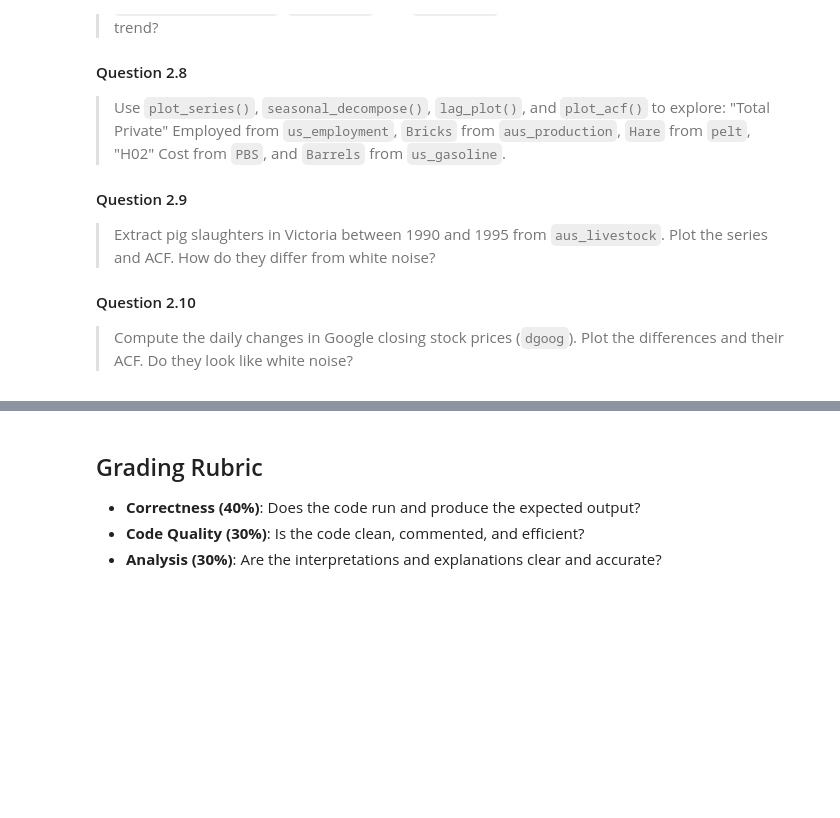
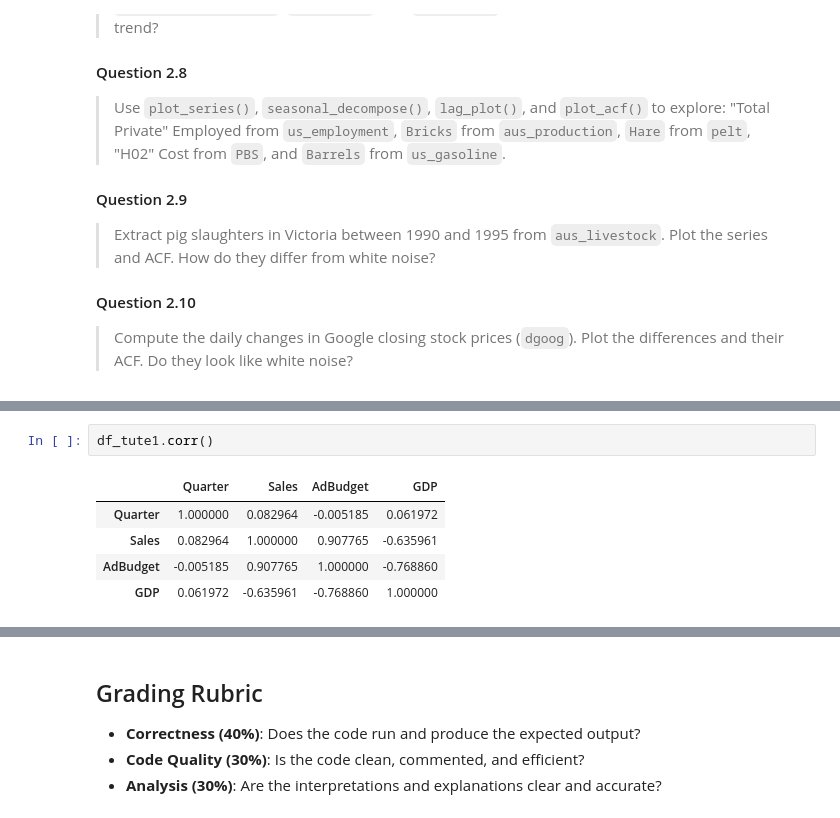
Before and after one commit to VickyGuo0907/DSE6230-forecasting-class-course-materials, a Jupyter notebook: assignments/week01_assignment.ipynb, the cells around one changed output, grey strips where cells are left out. Drawn from its saved outputs; the diff is of its cells as text; blank space fills up the shorter version.

```diff
--- a/assignments/week01_assignment.ipynb
+++ b/assignments/week01_assignment.ipynb
@@ -172,0 +265,8 @@ Five steps as below:
+# %%
+df_tute1.corr()
+# %% [output]
+|  | Quarter | Sales | AdBudget | GDP |
+| Quarter | 1.000000 | 0.082964 | -0.005185 | 0.061972 |
+| Sales | 0.082964 | 1.000000 | 0.907765 | -0.635961 |
+| AdBudget | -0.005185 | 0.907765 | 1.000000 | -0.768860 |
+| GDP | 0.061972 | -0.635961 | -0.768860 | 1.000000 |
```
Also changed, not shown: parts of 6 cells of this notebook.
